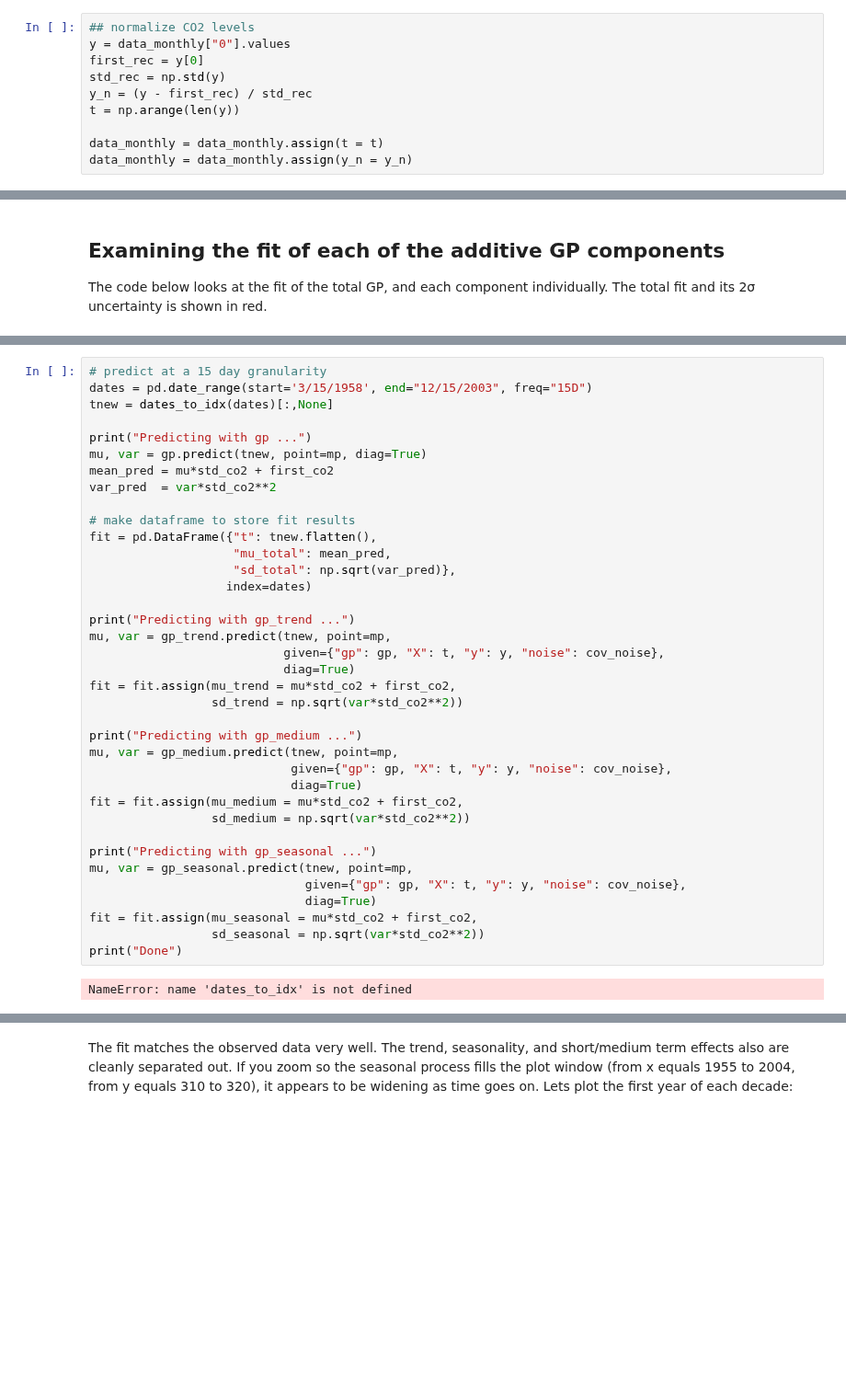
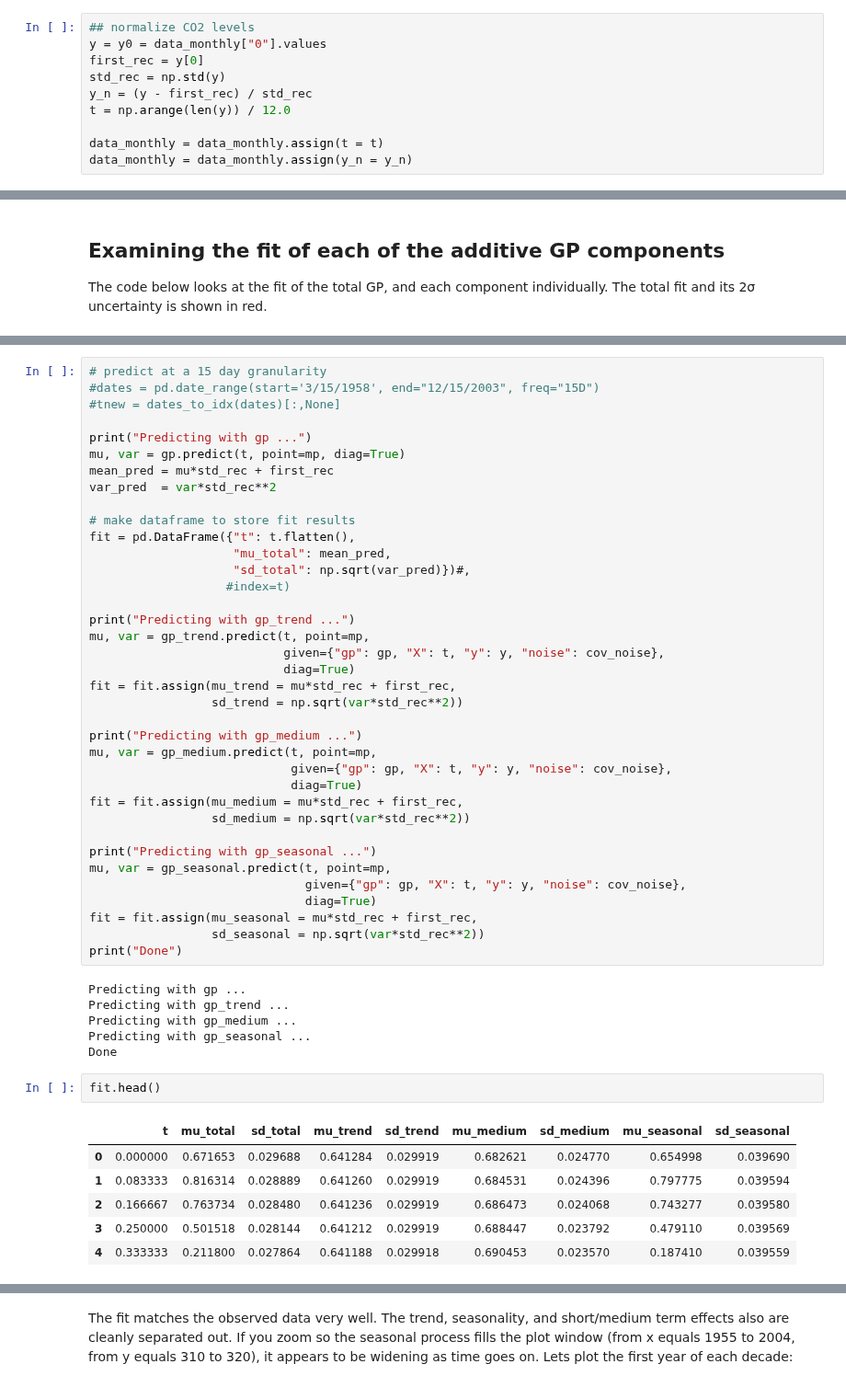
Before and after one commit to douglask3/amazon_fires, a Jupyter notebook: remove_climate_trends/find_trend_climate.ipynb, the cells around one changed output, grey strips where cells are left out. Shown at 92% size. Drawn from its saved outputs; the diff is of its cells as text; blank space fills up the shorter version.

Commit message:
getting running and plotting for one point in soilw

```diff
--- a/remove_climate_trends/find_trend_climate.ipynb
+++ b/remove_climate_trends/find_trend_climate.ipynb
@@ -25,11 +25,11 @@ data_monthly.head(5)
 5 rows × 110 columns
 # %%
 ## normalize CO2 levels
-y = data_monthly["0"].values
+y = y0 = data_monthly["0"].values
 first_rec = y[0]
 std_rec = np.std(y)
 y_n = (y - first_rec) / std_rec
-t = np.arange(len(y))
+t = np.arange(len(y)) / 12.0
 
 data_monthly = data_monthly.assign(t = t)
 data_monthly = data_monthly.assign(y_n = y_n)
@@ -134,41 +139,54 @@ The code below looks at the fit of the total GP, and each component individually
 # %%
 # predict at a 15 day granularity
-dates = pd.date_range(start='3/15/1958', end="12/15/2003", freq="15D")
-tnew = dates_to_idx(dates)[:,None]
+#dates = pd.date_range(start='3/15/1958', end="12/15/2003", freq="15D")
+#tnew = dates_to_idx(dates)[:,None]
 
 print("Predicting with gp ...")
-mu, var = gp.predict(tnew, point=mp, diag=True)
-mean_pred = mu*std_co2 + first_co2
-var_pred  = var*std_co2**2
+mu, var = gp.predict(t, point=mp, diag=True)
+mean_pred = mu*std_rec + first_rec
+var_pred  = var*std_rec**2
 
 # make dataframe to store fit results
-fit = pd.DataFrame({"t": tnew.flatten(),
+fit = pd.DataFrame({"t": t.flatten(),
                     "mu_total": mean_pred,
-                    "sd_total": np.sqrt(var_pred)},
-                   index=dates)
+                    "sd_total": np.sqrt(var_pred)})#,
+                   #index=t)
 
 print("Predicting with gp_trend ...")
-mu, var = gp_trend.predict(tnew, point=mp,
+mu, var = gp_trend.predict(t, point=mp,
                            given={"gp": gp, "X": t, "y": y, "noise": cov_noise},
                            diag=True)
-fit = fit.assign(mu_trend = mu*std_co2 + first_co2,
-                 sd_trend = np.sqrt(var*std_co2**2))
+fit = fit.assign(mu_trend = mu*std_rec + first_rec,
+                 sd_trend = np.sqrt(var*std_rec**2))
 
 print("Predicting with gp_medium ...")
-mu, var = gp_medium.predict(tnew, point=mp,
+mu, var = gp_medium.predict(t, point=mp,
                             given={"gp": gp, "X": t, "y": y, "noise": cov_noise},
                             diag=True)
-fit = fit.assign(mu_medium = mu*std_co2 + first_co2,
-                 sd_medium = np.sqrt(var*std_co2**2))
+fit = fit.assign(mu_medium = mu*std_rec + first_rec,
+                 sd_medium = np.sqrt(var*std_rec**2))
 
 print("Predicting with gp_seasonal ...")
-mu, var = gp_seasonal.predict(tnew, point=mp,
+mu, var = gp_seasonal.predict(t, point=mp,
                               given={"gp": gp, "X": t, "y": y, "noise": cov_noise},
                               diag=True)
-fit = fit.assign(mu_seasonal = mu*std_co2 + first_co2,
-                 sd_seasonal = np.sqrt(var*std_co2**2))
+fit = fit.assign(mu_seasonal = mu*std_rec + first_rec,
+                 sd_seasonal = np.sqrt(var*std_rec**2))
 print("Done")
 # %% [output]
-NameError: name 'dates_to_idx' is not defined
+Predicting with gp ...
+Predicting with gp_trend ...
+Predicting with gp_medium ...
+Predicting with gp_seasonal ...
+Done
+# %%
+fit.head()
+# %% [output]
+|  | t | mu_total | sd_total | mu_trend | sd_trend | mu_medium | sd_medium | mu_seasonal | sd_seasonal |
+| 0 | 0.000000 | 0.671653 | 0.029688 | 0.641284 | 0.029919 | 0.682621 | 0.024770 | 0.654998 | 0.039690 |
+| 1 | 0.083333 | 0.816314 | 0.028889 | 0.641260 | 0.029919 | 0.684531 | 0.024396 | 0.797775 | 0.039594 |
+| 2 | 0.166667 | 0.763734 | 0.028480 | 0.641236 | 0.029919 | 0.686473 | 0.024068 | 0.743277 | 0.039580 |
+| 3 | 0.250000 | 0.501518 | 0.028144 | 0.641212 | 0.029919 | 0.688447 | 0.023792 | 0.479110 | 0.039569 |
+| 4 | 0.333333 | 0.211800 | 0.027864 | 0.641188 | 0.029918 | 0.690453 | 0.023570 | 0.187410 | 0.039559 |
 # %%
 ## plot the components
```
Also changed, not shown: parts of 3 cells of this notebook.
